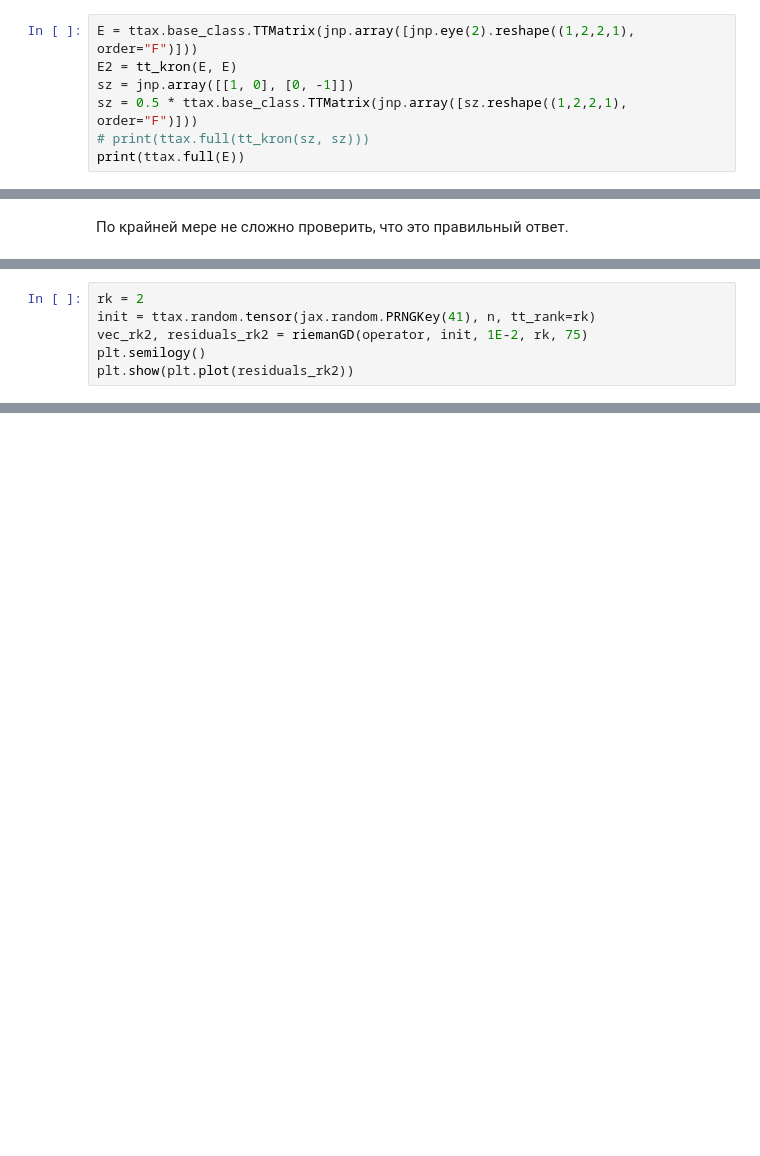
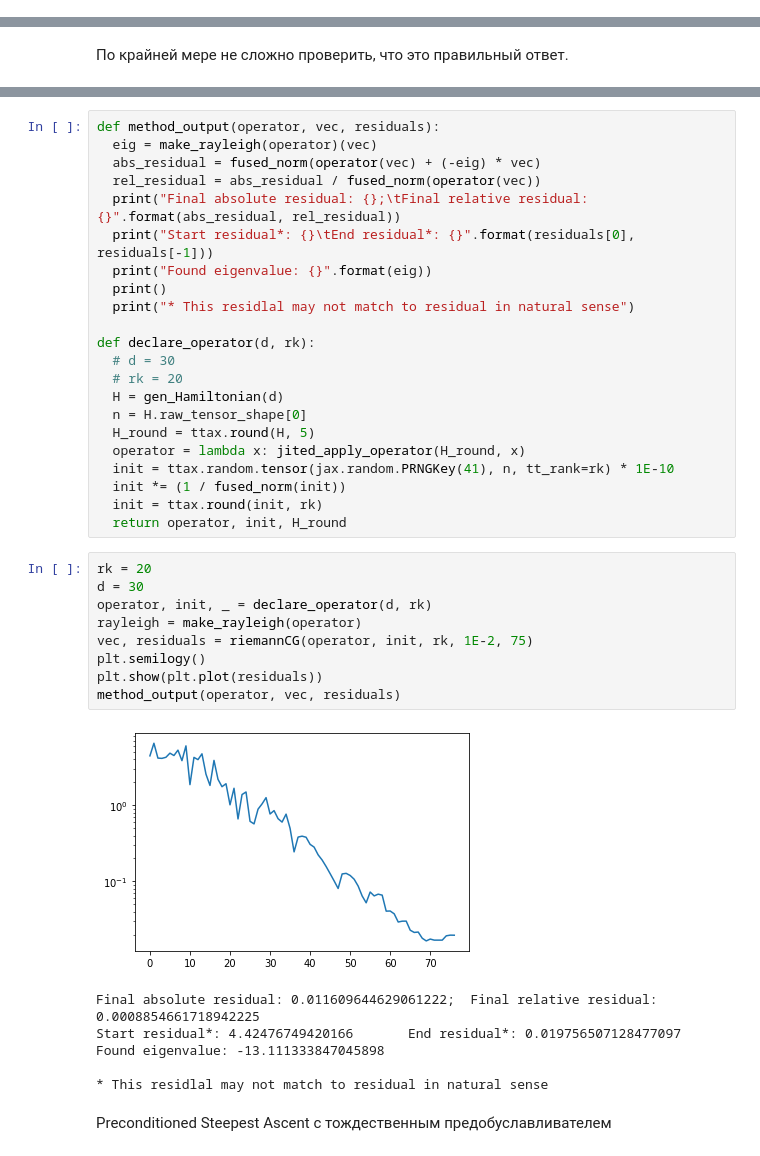
Before and after one commit to johanDDC/RiemannianOptimizationTT, a Jupyter notebook: partial_evp/haisenberg_model.ipynb, the cells around one changed output, grey strips where cells are left out. Cells and saved outputs as stored; diff of their text form; blank space fills up the shorter version.

Commit message:
Done riemann CG, PSA and LPCG

```diff
--- a/partial_evp/haisenberg_model.ipynb
+++ b/partial_evp/haisenberg_model.ipynb
@@ -179,7 +204,0 @@ jited_tt_kron = jax.jit(tt_kron)
-# %%
-E = ttax.base_class.TTMatrix(jnp.array([jnp.eye(2).reshape((1,2,2,1), order="F")]))
-E2 = tt_kron(E, E)
-sz = jnp.array([[1, 0], [0, -1]])
-sz = 0.5 * ttax.base_class.TTMatrix(jnp.array([sz.reshape((1,2,2,1), order="F")]))
-# print(ttax.full(tt_kron(sz, sz)))
-print(ttax.full(E))
@@ -319,6 +239,0 @@ print(residuals2_rk1[-1], make_rayleigh(operator)(vec2_rk1))
-# %%
-rk = 2
-init = ttax.random.tensor(jax.random.PRNGKey(41), n, tt_rank=rk)
-vec_rk2, residuals_rk2 = riemanGD(operator, init, 1E-2, rk, 75)
-plt.semilogy()
-plt.show(plt.plot(residuals_rk2))
@@ -340,0 +294,40 @@ print(residuals2_rk2[-1], make_rayleigh(operator)(vec2_rk2))
+# %%
+def method_output(operator, vec, residuals):
+  eig = make_rayleigh(operator)(vec)
+  abs_residual = fused_norm(operator(vec) + (-eig) * vec)
+  rel_residual = abs_residual / fused_norm(operator(vec))
+  print("Final absolute residual: {};\tFinal relative residual: {}".format(abs_residual, rel_residual))
+  print("Start residual*: {}\tEnd residual*: {}".format(residuals[0], residuals[-1]))
+  print("Found eigenvalue: {}".format(eig))
+  print()
+  print("* This residlal may not match to residual in natural sense")
+
+def declare_operator(d, rk):
+  # d = 30
+  # rk = 20
+  H = gen_Hamiltonian(d)
+  n = H.raw_tensor_shape[0]
+  H_round = ttax.round(H, 5)
+  operator = lambda x: jited_apply_operator(H_round, x)
+  init = ttax.random.tensor(jax.random.PRNGKey(41), n, tt_rank=rk) * 1E-10
+  init *= (1 / fused_norm(init))
+  init = ttax.round(init, rk)
+  return operator, init, H_round
+# %%
+rk = 20
+d = 30
+operator, init, _ = declare_operator(d, rk)
+rayleigh = make_rayleigh(operator)
+vec, residuals = riemannCG(operator, init, rk, 1E-2, 75)
+plt.semilogy()
+plt.show(plt.plot(residuals))
+method_output(operator, vec, residuals)
+# %% [output]
+[figure, added]
+Final absolute residual: 0.011609644629061222;  Final relative residual: 0.0008854661718942225
+Start residual*: 4.42476749420166       End residual*: 0.019756507128477097
+Found eigenvalue: -13.111333847045898
+
+* This residlal may not match to residual in natural sense
+# %% [markdown]
+Preconditioned Steepest Ascent с тождественным предобуславливателем
```
Also changed, not shown: parts of 24 cells of this notebook.
